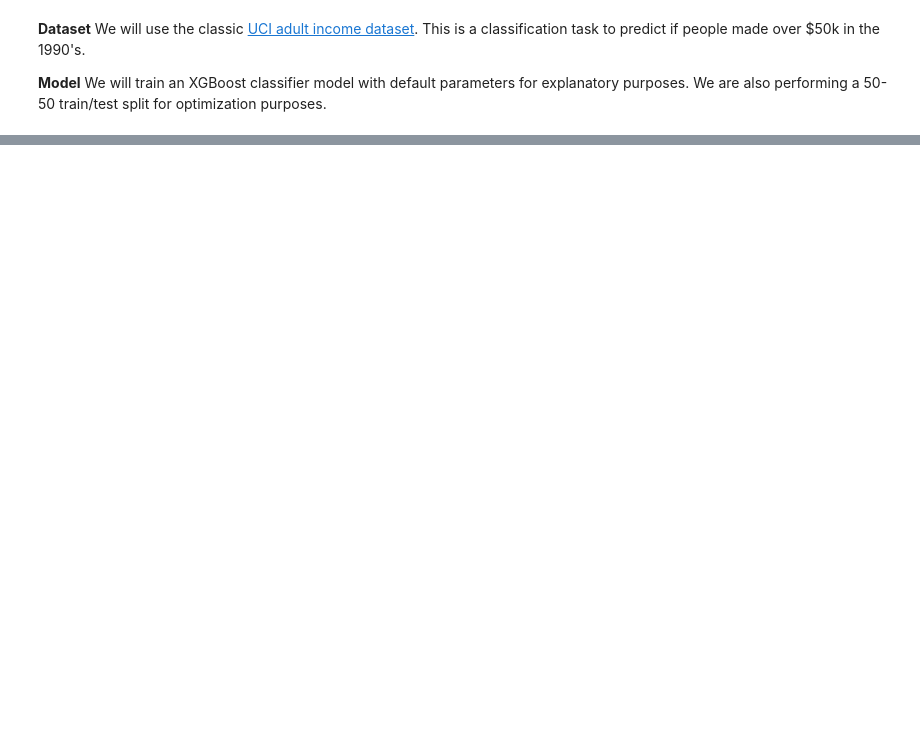
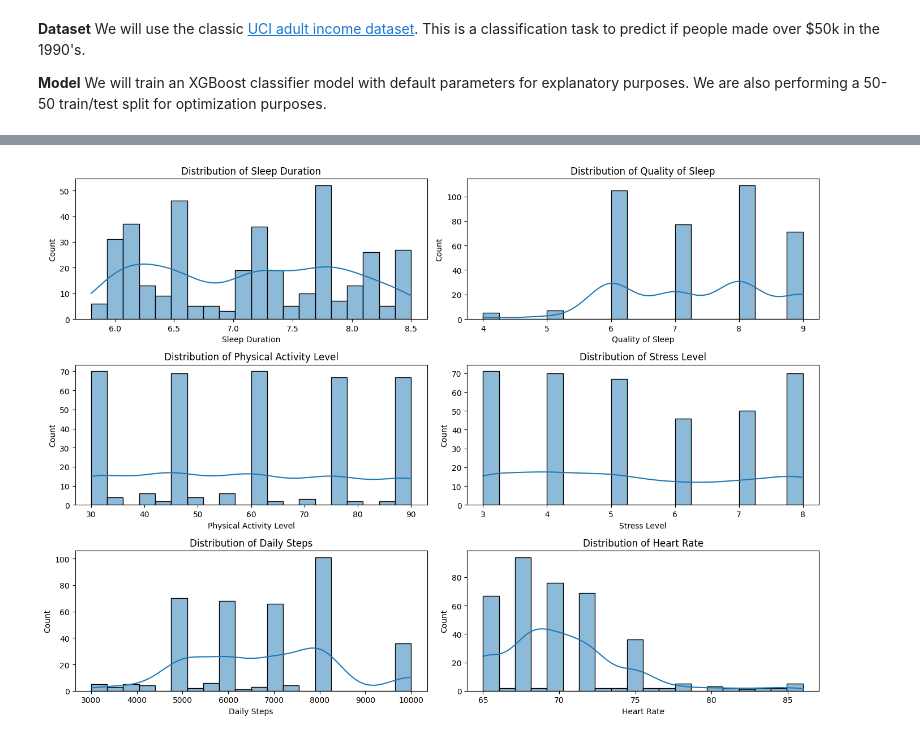
Before and after one commit to lindsaygross/explainable-techniques-II, a Jupyter notebook: explainable-techniques-II.ipynb, the cells around one changed output, grey strips where cells are left out. Drawn from its saved outputs; the diff is of its cells as text; code cells hidden in the pictures; blank space fills up the shorter version.

```diff
--- a/explainable-techniques-II.ipynb
+++ b/explainable-techniques-II.ipynb
@@ -31,0 +88,3 @@ np.random.seed(1)
+# %%
+# Load Data
+df = pd.read_csv("Sleep_health_and_lifestyle_dataset.csv")
@@ -72,0 +189,21 @@ This is why you may see slight variations between the PDP created with numpy ver
+# %%
+# Encode categorical variables
+from sklearn.preprocessing import LabelEncoder
+
+# Copy dataset to keep a clean version
+df_model = df.copy()
+
+# Identify categorical columns
+cat_cols = df_model.select_dtypes(include=["object"]).columns
+print("Categorical columns:", cat_cols)
+
+# Encode each categorical column
+encoders = {}
+for col in cat_cols:
+    le = LabelEncoder()
+    df_model[col] = le.fit_transform(df_model[col])
+    encoders[col] = le  # store encoder in case you need to decode later
+
+
+print(df_model.info())
+print(df_model.head())
@@ -72,0 +237,21 @@ This is why you may see slight variations between the PDP created with numpy ver
+# %%
+# Exploratory Data Analysis
+
+
+# Summary statistics
+df.describe()
+
+# Distribution plots for key numerical features
+num_features = ["Sleep Duration", "Quality of Sleep",
+                "Physical Activity Level", "Stress Level",
+                "Daily Steps", "Heart Rate"]
+
+plt.figure(figsize=(14, 10))
+for i, col in enumerate(num_features, 1):
+    plt.subplot(3, 2, i)
+    sns.histplot(df[col], kde=True, bins=20)
+    plt.title(f"Distribution of {col}")
+plt.tight_layout()
+plt.show()
+# %% [output]
+[figure, added]
```
Also changed, not shown: parts of 25 cells of this notebook.
